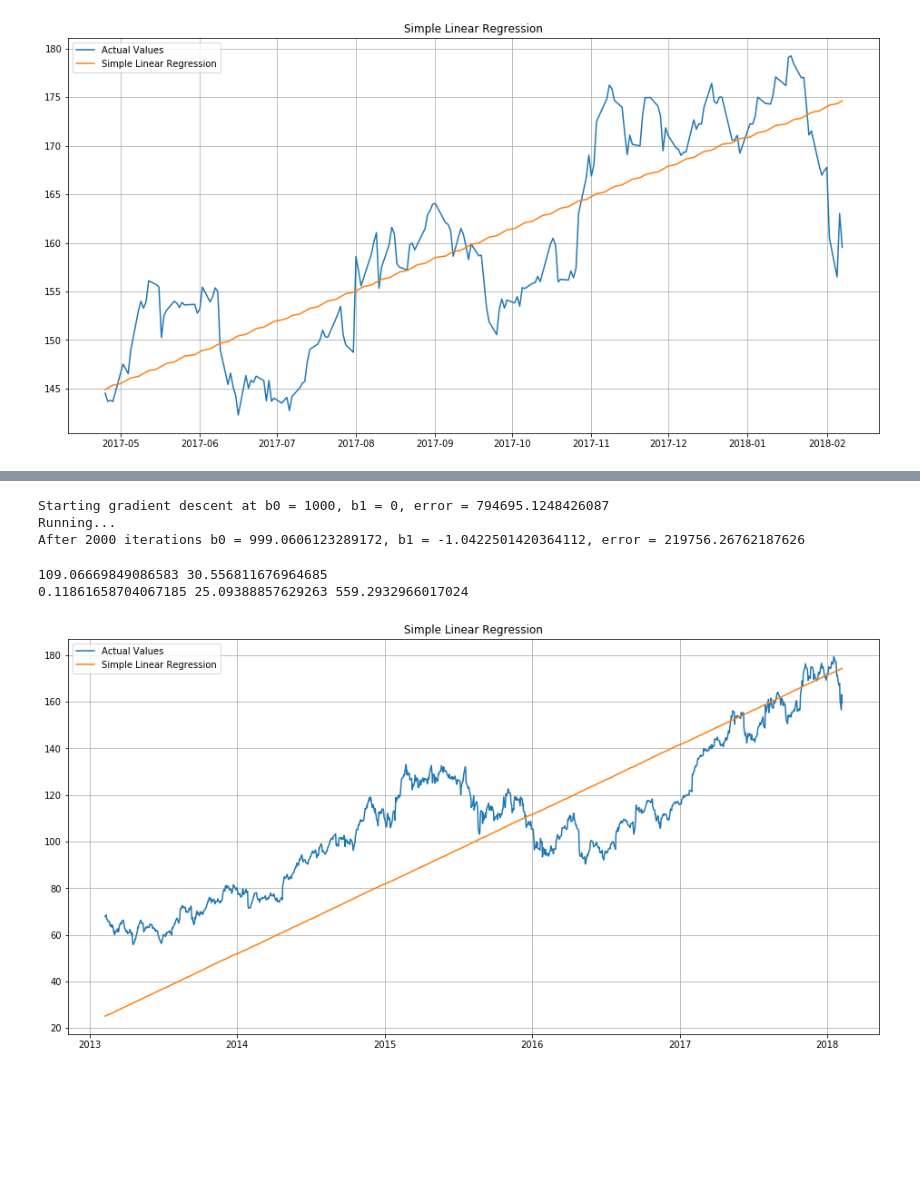
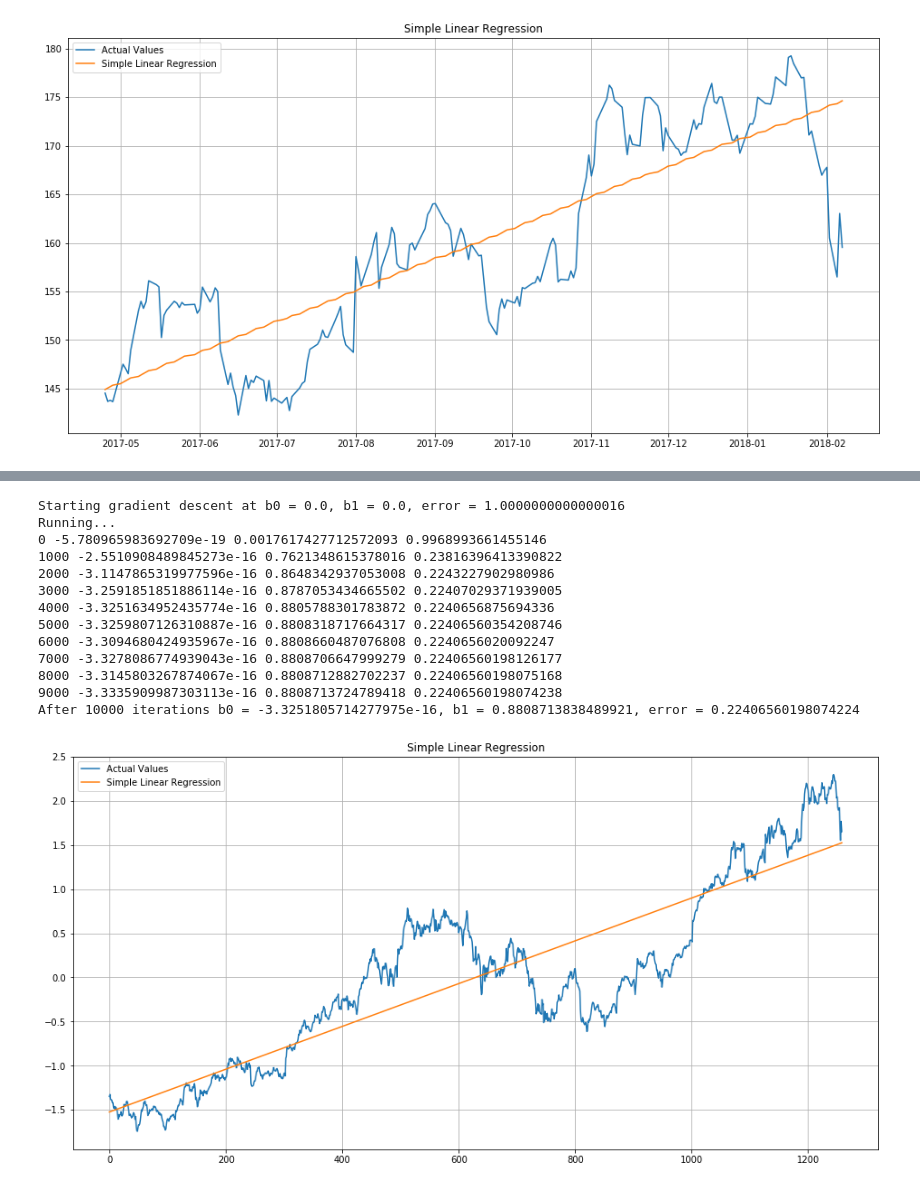
Before and after one commit to pournasserian/TimeSeries, a Jupyter notebook: 7-LinearRegression.ipynb, the cells around one changed output, grey strips where cells are left out. Drawn from its saved outputs; the diff is of its cells as text; code cells hidden in the pictures; blank space fills up the shorter version.

Commit message:
Linear Regression with Gradient Descent

```diff
--- a/7-LinearRegression.ipynb
+++ b/7-LinearRegression.ipynb
@@ -207,55 +208,46 @@ def step_gradient(b0_current, b1_current, points, learningRate):
     return [new_b0, new_b1]
 # %%
-points = np.zeros((len(df), 2))
+points = np.zeros((len(df), 2),dtype=np.dtype(float))
 points[:,0] = np.arange(len(df))
 points[:,1] = df['close']
 
-learning_rate = 0.000001
-initial_b0 = 1000 # initial y-intercept guess
-initial_b1 = 0 # initial slope guess
-num_iterations = 2000
+points[:,0] = (points[:,0] - points[:,0].mean()) / points[:,0].std()
+points[:,1] = (points[:,1] - points[:,1].mean()) / points[:,1].std()
+
+learning_rate = 0.001
+initial_b0 = 0.0 # initial y-intercept guess
+initial_b1 = 0.0 # initial slope guess
+num_iterations = 10000
 
 print("Starting gradient descent at b0 = {0}, b1 = {1}, error = {2}".format(initial_b0, initial_b1, compute_error_for_line_given_points(initial_b0, initial_b1, points)))
 print("Running...")
 [b0, b1] = gradient_descent_runner(points, initial_b0, initial_b1, learning_rate, num_iterations)
 print("After {0} iterations b0 = {1}, b1 = {2}, error = {3}".format(num_iterations, b0, b1, compute_error_for_line_given_points(b0, b1, points)))
 # %% [output]
-Starting gradient descent at b0 = 1000, b1 = 0, error = 794695.1248426087
+Starting gradient descent at b0 = 0.0, b1 = 0.0, error = 1.0000000000000016
 Running...
-After 2000 iterations b0 = 999.0606123289172, b1 = -1.0422501420364112, error = 219756.26762187626
+0 -5.780965983692709e-19 0.0017617427712572093 0.9968993661455146
+1000 -2.5510908489845273e-16 0.7621348615378016 0.23816396413390822
+2000 -3.1147865319977596e-16 0.8648342937053008 0.2243227902980986
+3000 -3.2591851851886114e-16 0.8787053434665502 0.22407029371939005
+4000 -3.3251634952435774e-16 0.8805788301783872 0.2240656875694336
+5000 -3.3259807126310887e-16 0.8808318717664317 0.22406560354208746
+6000 -3.3094680424935967e-16 0.8808660487076808 0.2240656020092247
+7000 -3.3278086774939043e-16 0.8808706647999279 0.22406560198126177
+8000 -3.3145803267874067e-16 0.8808712882702237 0.22406560198075168
+9000 -3.3335909987303113e-16 0.8808713724789418 0.22406560198074238
+After 10000 iterations b0 = -3.3251805714277975e-16, b1 = 0.8808713838489921, error = 0.22406560198074224
-# %%
-def linear_regression(X, y, m_current=0, b_current=25, epochs=5000, learning_rate=0.000001):
-    N = float(len(y))
-    for i in range(epochs):
-        y_current = (m_current * X) + b_current
-        cost = sum([data**2 for data in (y-y_current)]) / N
-        m_gradient = -(2/N) * sum(X * (y - y_current))
-        b_gradient = -(2/N) * sum(y - y_current)
-        m_current = m_current - (learning_rate * m_gradient)
-        b_current = b_current - (learning_rate * b_gradient)
-    return m_current, b_current, cost
-
-x = np.arange(len(df))
-mean = df['close'].mean()
-std = df['close'].std()
-y = df['close'] #(df['close'] - mean) / std
-
-b1, b0, error = linear_regression(x, y)
-print(mean, std)
-print(b1, b0, error)
-# %% [output]
-109.06669849086583 30.556811676964685
-0.11861658704067185 25.09388857629263 559.2932966017024
 # %%
 df['slr'] = b0 + b1 * np.arange(len(df))
+
 plt.figure(figsize=(16,8))
 plt.title('Simple Linear Regression')
 
-plt.plot(y, label='Actual Values')
-plt.plot(df['slr'], label='Simple Linear Regression')
+plt.plot(points[:,1], label='Actual Values')
+plt.plot(b0 + b1 * points[:,0], label='Simple Linear Regression')
 
 plt.legend(loc='upper left')
 plt.grid(True)
 plt.show()
 # %% [output]
-[figure, old version]
+[figure, new version]
```
Also changed, not shown: parts of 1 cell of this notebook.
